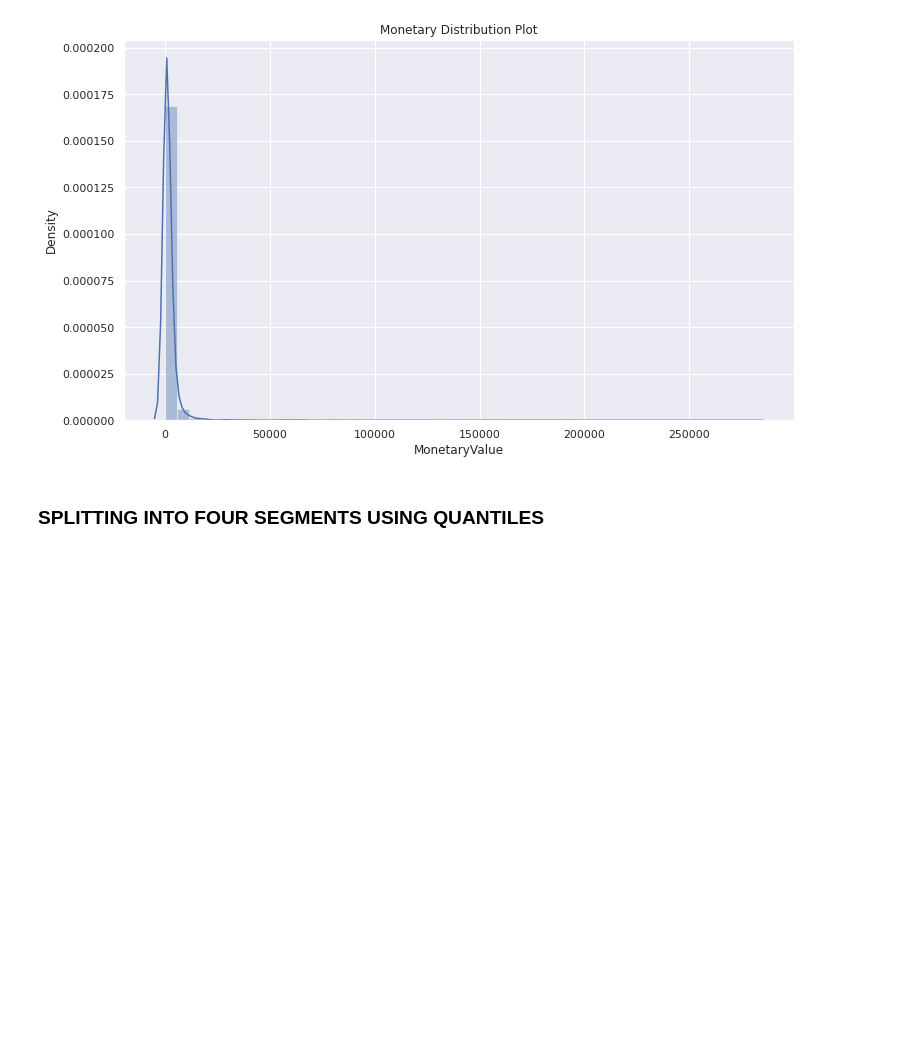
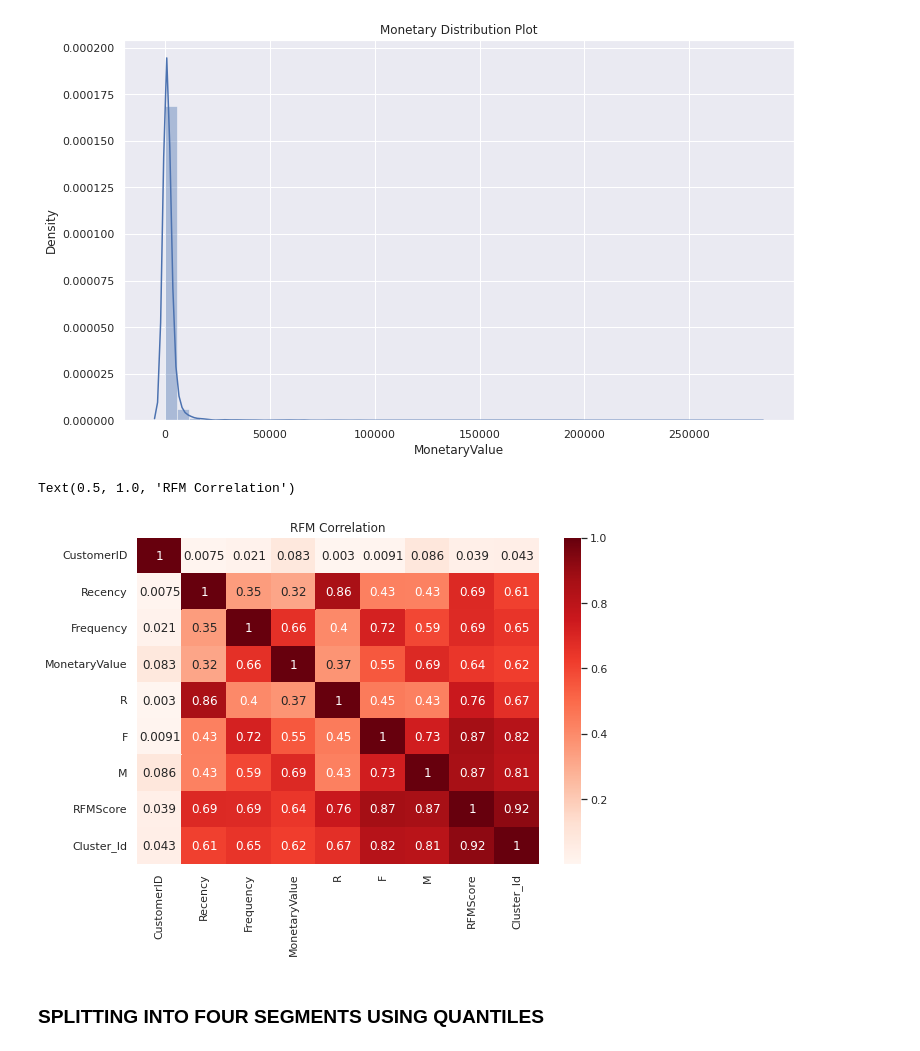
Before and after one commit to Sharath2021/Online-Retail-Customer-Segmentation, a Jupyter notebook: Online_Retail_Customer_Segmentation_Capstone_Project.ipynb, the cells around one changed output. Saved outputs shown, nothing was run; the diff lists cells and outputs as text; code cells hidden in the pictures; blank space fills up the shorter version.

```diff
--- a/Online_Retail_Customer_Segmentation_Capstone_Project.ipynb
+++ b/Online_Retail_Customer_Segmentation_Capstone_Project.ipynb
@@ -542,6 +543,16 @@ plt.title('Monetary Distribution Plot')
 # %% [output]
 Text(0.5, 1.0, 'Monetary Distribution Plot')
 [figure]
+# %%
+# Correlation mapping between RFM df
+rfm_correlation = RFM_df.corr()
+# correlation between of Recency, Frequency and MonetaryValue
+plt.figure(figsize = (9,6))
+sns.heatmap(abs(rfm_correlation), cmap = 'Reds', annot = True)
+plt.title('RFM Correlation')
+# %% [output]
+Text(0.5, 1.0, 'RFM Correlation')
+[figure, added]
 # %% [markdown]
 ### **SPLITTING INTO FOUR SEGMENTS USING QUANTILES**
 # %%
```
Also changed, not shown: parts of 9 cells of this notebook.
